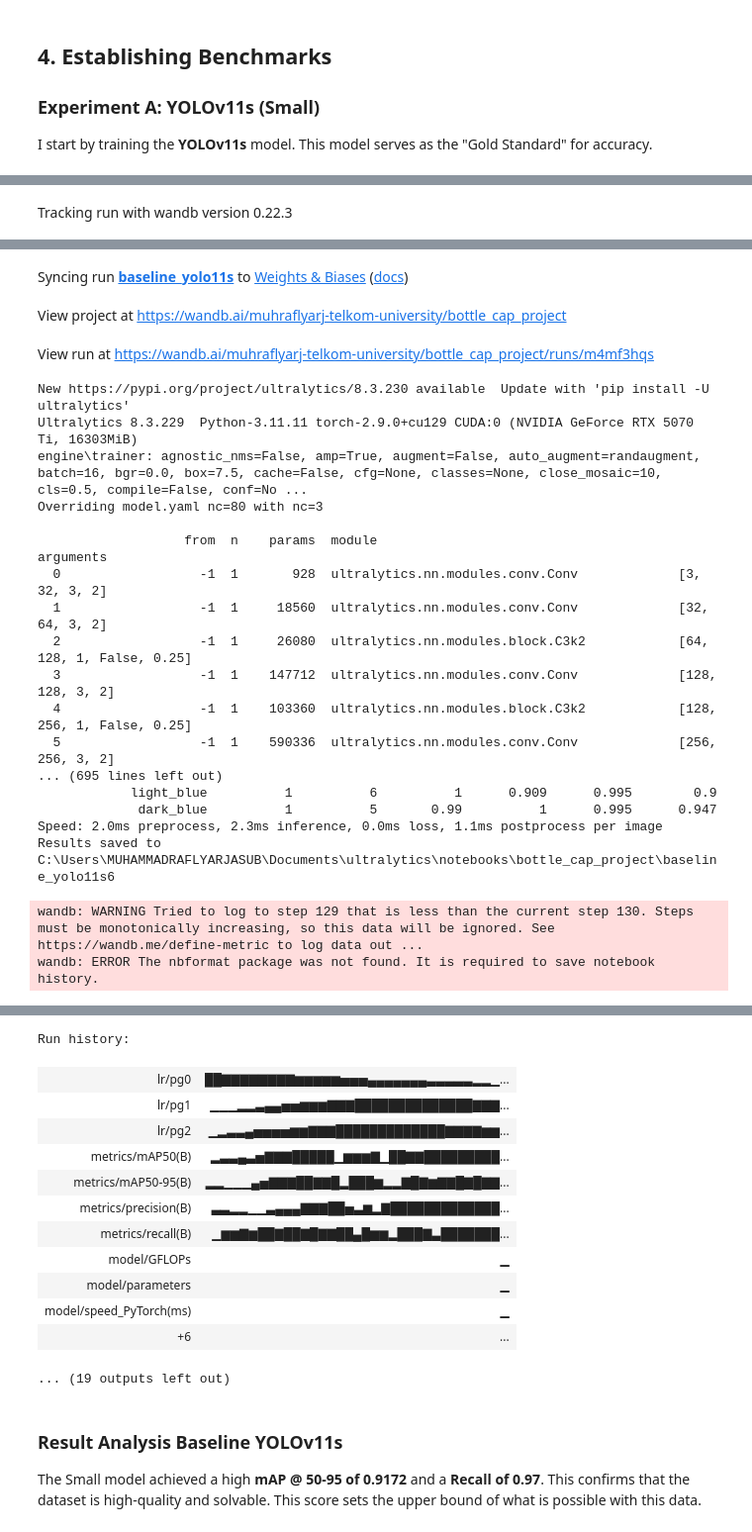
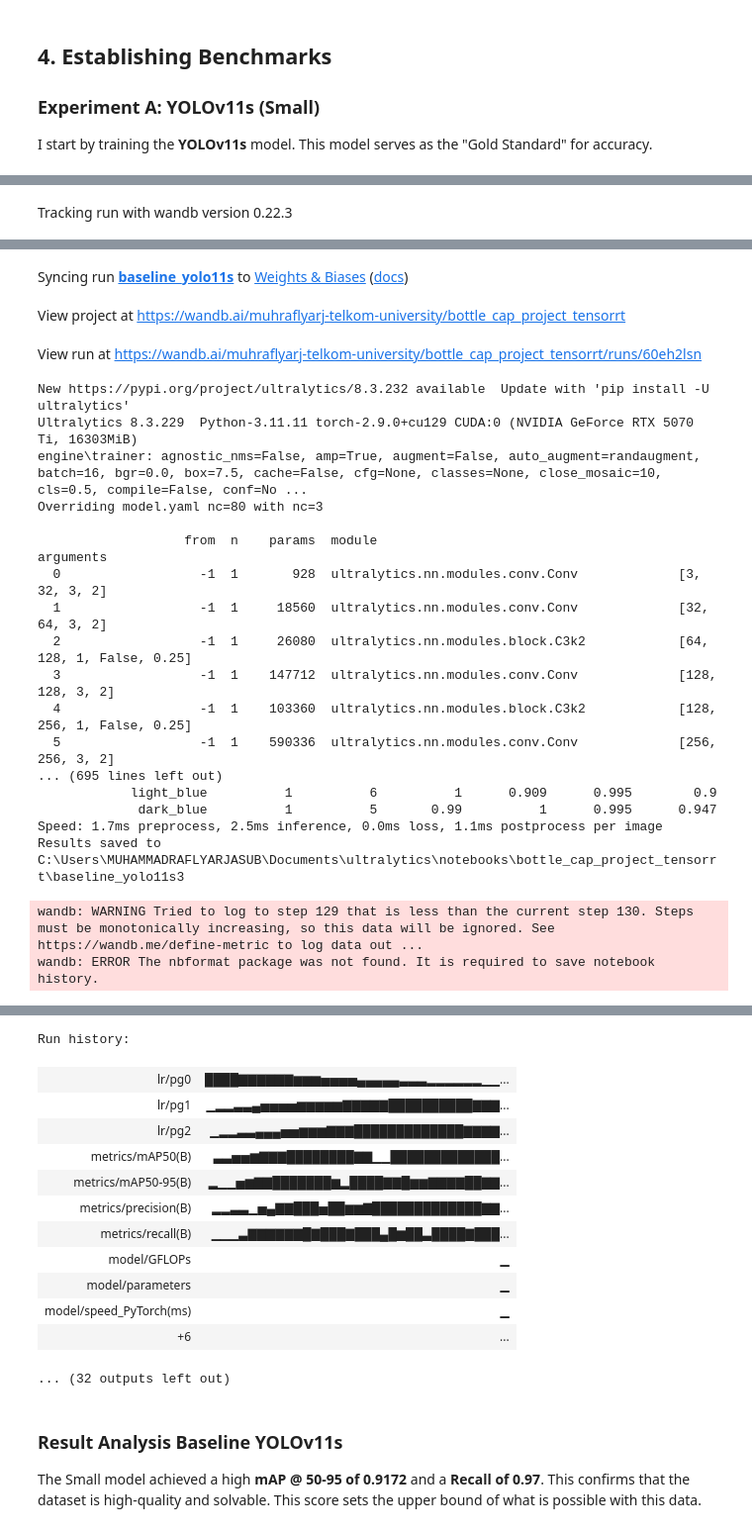
Before and after one commit to MuhRaflyArj/bottle-cap-color-detection, a Jupyter notebook: notebooks/experiment.ipynb, the cells around one changed output, grey strips where cells are left out. Shown at 99% size. Drawn from its saved outputs; the diff is of its cells as text; code cells hidden in the pictures.

Commit message:
[add] add tensorrt support for train and inference

```diff
--- a/notebooks/experiment.ipynb
+++ b/notebooks/experiment.ipynb
@@ -59,7 +60,7 @@ Here, I define the project constants. I will run multiple experiments:
 3.  **Pretrain P:** The Pico model pretrained on a public dataset to learn the shape of bottle caps.
 4.  **Finetune P:** The final model, transfer-learned from the public dataset to the specific challenge dataset.
 # %%
-PROJECT_NAME = "bottle_cap_project"
+PROJECT_NAME = "bottle_cap_project_tensorrt"
 BASELINE_S_RUN_NAME = "baseline_yolo11s"
 BASELINE_N_RUN_NAME = "baseline_yolo11n"
 BASELINE_P_RUN_NAME = "baseline_yolo11p"
@@ -110,6 +111,6 @@ dataset_root_path = Path("..") / "datasets"
 
 sample_config_path = extract_and_prepare_dataset(
     zip_path=zip_file_path,
-    root_dir=dataset_root_path
+    root_dir=dataset_root_path,
 )
 # %% [output]
@@ -148,6 +148,12 @@ with wandb.init(project=PROJECT_NAME, name=BASELINE_S_RUN_NAME) as run:
         project_name=PROJECT_NAME
     )
 
+    export_and_log_tensorrt(
+        run_id=run.id,
+        project_name=PROJECT_NAME,
+        run_name=BASELINE_S_RUN_NAME
+    )
+
     del model_baseline_s
     gc.collect()
     empty_cache()
@@ -159,39 +165,39 @@ Run data is saved locally in c:\Users\MUHAMMADRAFLYARJASUB\Documents\ultralytics
 Syncing run baseline_yolo11s to Weights & Biases (docs)
-View project at https://wandb.ai/muhraflyarj-telkom-university/bottle_cap_project
+View project at https://wandb.ai/muhraflyarj-telkom-university/bottle_cap_project_tensorrt
-View run at https://wandb.ai/muhraflyarj-telkom-university/bottle_cap_project/runs/m4mf3hqs
+View run at https://wandb.ai/muhraflyarj-telkom-university/bottle_cap_project_tensorrt/runs/60eh2lsn
-New https://pypi.org/project/ultralytics/8.3.230 available  Update with 'pip install -U ultralytics'
+New https://pypi.org/project/ultralytics/8.3.232 available  Update with 'pip install -U ultralytics'
 Ultralytics 8.3.229  Python-3.11.11 torch-2.9.0+cu129 CUDA:0 (NVIDIA GeForce RTX 5070 Ti, 16303MiB)
 engine\trainer: agnostic_nms=False, amp=True, augment=False, auto_augment=randaugment, batch=16, bgr=0.0, box=7.5, cache=False, cfg=None, classes=None, close_mosaic=10, cls=0.5, compile=False, conf=No ...
 Overriding model.yaml nc=80 with nc=3
 
                    from  n    params  module                                       arguments
   0                  -1  1       928  ultralytics.nn.modules.conv.Conv             [3, 32, 3, 2]
   1                  -1  1     18560  ultralytics.nn.modules.conv.Conv             [32, 64, 3, 2]
   2                  -1  1     26080  ultralytics.nn.modules.block.C3k2            [64, 128, 1, False, 0.25]
   3                  -1  1    147712  ultralytics.nn.modules.conv.Conv             [128, 128, 3, 2]
   4                  -1  1    103360  ultralytics.nn.modules.block.C3k2            [128, 256, 1, False, 0.25]
   5                  -1  1    590336  ultralytics.nn.modules.conv.Conv             [256, 256, 3, 2]
 ... (695 lines left out)
             light_blue          1          6          1      0.909      0.995        0.9
              dark_blue          1          5       0.99          1      0.995      0.947
-Speed: 2.0ms preprocess, 2.3ms inference, 0.0ms loss, 1.1ms postprocess per image
-Results saved to C:\Users\MUHAMMADRAFLYARJASUB\Documents\ultralytics\notebooks\bottle_cap_project\baseline_yolo11s6
+Speed: 1.7ms preprocess, 2.5ms inference, 0.0ms loss, 1.1ms postprocess per image
+Results saved to C:\Users\MUHAMMADRAFLYARJASUB\Documents\ultralytics\notebooks\bottle_cap_project_tensorrt\baseline_yolo11s3
 wandb: WARNING Tried to log to step 129 that is less than the current step 130. Steps must be monotonically increasing, so this data will be ignored. See https://wandb.me/define-metric to log data out ...
 wandb: ERROR The nbformat package was not found. It is required to save notebook history.
 [interactive output not drawn]
 Run history:
-| lr/pg0 | ██▇▇▇▇▇▇▇▇▆▆▆▆▆▅▅▅▄▄▄▄▄▄▄▃▃▃▃▃▂▂▁... |
-| lr/pg1 | ▁▁▁▂▂▃▄▄▅▅▆▆▆▇▇▇██████████████▇▇▇... |
-| lr/pg2 | ▁▂▃▃▄▅▅▅▅▆▆▇▇▇█████████████▇▇▇▇▆▆... |
-| metrics/mAP50(B) | ▂▃▃▄▃▅▇▇▇█████▁▆▆▆▇▁██▇▇█████████... |
-| metrics/mAP50-95(B) | ▂▂▁▁▁▄▅▇▇▇██▇▇█▂███▆▂▂▇█▇▆▇▇█▇█▇▇... |
-| metrics/precision(B) | ▃▃▂▂▁▁▃▄▄▄▇▇▇██▅▃▆▂▇█████████████... |
-| metrics/recall(B) | ▁▆▆▇▆██▇██▇█▇▇██▄█▆▆▂███▇▃███████... |
+| lr/pg0 | ████▇▇▇▇▇▇▆▆▆▅▅▅▅▄▄▄▄▄▃▃▃▂▂▂▂▂▂▁▁... |
+| lr/pg1 | ▁▂▂▃▃▄▅▅▅▅▆▆▆▆▆▇▇▇▇▇██████████▇▇▇... |
+| lr/pg2 | ▁▂▂▃▃▄▄▄▅▅▆▆▆▇▇▇█████████████▇▇▇▇... |
+| metrics/mAP50(B) | ▃▃▅▅▆▇▇▇████████▇▇▁▁█████████████... |
+| metrics/mAP50-95(B) | ▂▁▁▅▆▇▇███████▆▂████▇▇█▆▆▇▇▇▇██▇▇... |
+| metrics/precision(B) | ▂▂▃▃▁▅▄▇▇███▅██▆▆▇█████████████▇▇... |
+| metrics/recall(B) | ▁▁▁▃▇▇▇▇▇▇█▇███▇███▄█▆██▃████▇███... |
 | model/GFLOPs | ▁ |
 | model/parameters | ▁ |
 | model/speed_PyTorch(ms) | ▁ |
 | +6 | ... |
-... (19 outputs left out)
+... (32 outputs left out)
 # %% [markdown]
 ### Result Analysis Baseline YOLOv11s
 The Small model achieved a high **mAP @ 50-95 of 0.9172** and a **Recall of 0.97**. This confirms that the dataset is high-quality and solvable. This score sets the upper bound of what is possible with this data.
```
Also changed, not shown: parts of 8 cells of this notebook, 6 other files.
